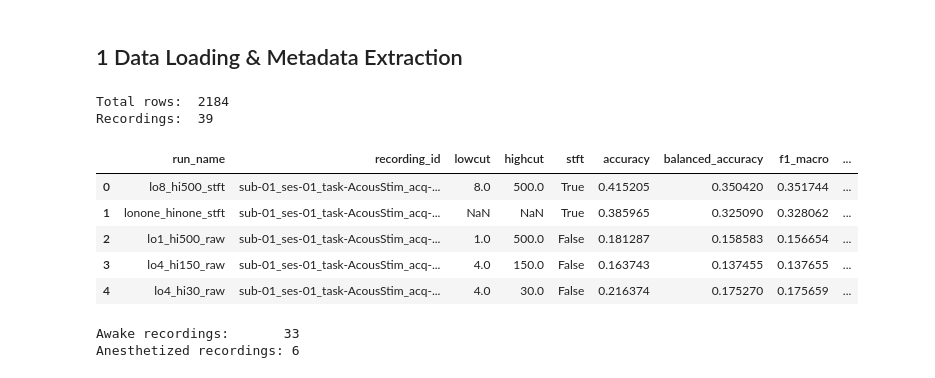
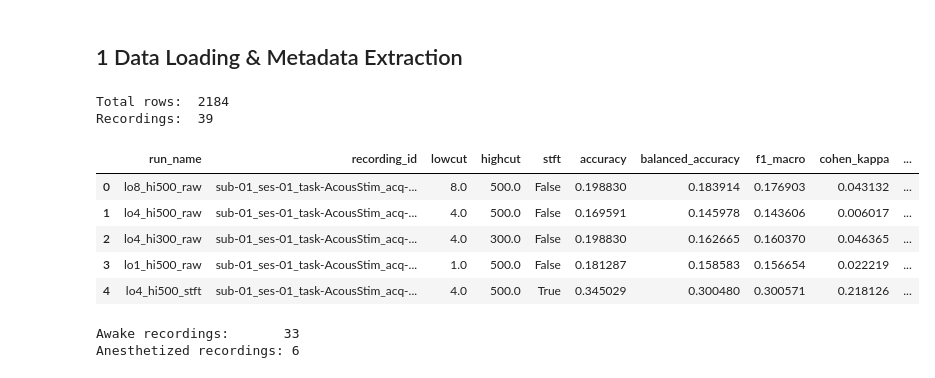
Before and after one commit to Neurosoft-Bioelectronics/auditorydecoding, a Jupyter notebook: notebooks/sweep_results_analysis.ipynb, the cells around one changed output. Cells and saved outputs as stored; diff of their text form; code cells hidden in the pictures.

```diff
--- a/notebooks/sweep_results_analysis.ipynb
+++ b/notebooks/sweep_results_analysis.ipynb
@@ -22,37 +22,25 @@ from scipy.stats import wilcoxon
 from pathlib import Path
 # %% [markdown]
 ## 1  Data Loading & Metadata Extraction
-# %%
-CSV_PATH = Path("/home/mila/s/sobralm/auditorydecoding/results/frequency_decoding_sweep_raw_9198748.csv")
-df = pd.read_csv(CSV_PATH)
-
-METRIC = "balanced_accuracy"
-ALL_METRICS = ["balanced_accuracy", "f1_macro", "accuracy", "cohen_kappa", "bass"]
-
-# Backward compat: derive BASS from balanced_accuracy + n_classes if missing.
-# cohen_kappa requires per-sample predictions so it can only come from the pipeline.
-if "cohen_kappa" not in df.columns or "bass" not in df.columns:
-    print("New metrics missing from CSV — attempting to derive from existing columns…")
-    if "n_classes" not in df.columns:
-        print("  ⚠ n_classes not in CSV — cannot compute BASS/kappa. Re-run the sweep with the updated pipeline.")
-    else:
-        chance = 1.0 / df["n_classes"]
-        df["bass"] = (df["balanced_accuracy"] - chance) / (1.0 - chance)
-        if "cohen_kappa" not in df.columns:
-            df["cohen_kappa"] = np.nan
-
-print(f"Total rows:  {len(df)}")
-print(f"Recordings:  {df['recording_id'].nunique()}")
-df.head()
-# %% [output]
-Total rows:  2184
-Recordings:  39
-|  | run_name | recording_id | lowcut | highcut | stft | accuracy | balanced_accuracy | f1_macro | ... |
-| 0 | lo8_hi500_stft | sub-01_ses-01_task-AcousStim_acq-... | 8.0 | 500.0 | True | 0.415205 | 0.350420 | 0.351744 | ... |
-| 1 | lonone_hinone_stft | sub-01_ses-01_task-AcousStim_acq-... | NaN | NaN | True | 0.385965 | 0.325090 | 0.328062 | ... |
-| 2 | lo1_hi500_raw | sub-01_ses-01_task-AcousStim_acq-... | 1.0 | 500.0 | False | 0.181287 | 0.158583 | 0.156654 | ... |
-| 3 | lo4_hi150_raw | sub-01_ses-01_task-AcousStim_acq-... | 4.0 | 150.0 | False | 0.163743 | 0.137455 | 0.137655 | ... |
-| 4 | lo4_hi30_raw | sub-01_ses-01_task-AcousStim_acq-... | 4.0 | 30.0 | False | 0.216374 | 0.175270 | 0.175659 | ... |
+# %%
+CSV_PATH = Path("/home/mila/s/sobralm/auditorydecoding/results/frequency_decoding_sweep_raw_9205965.csv")
+df = pd.read_csv(CSV_PATH)
+
+METRIC = "balanced_accuracy"
+ALL_METRICS = ["balanced_accuracy", "f1_macro", "accuracy", "cohen_kappa", "perm_zscore", "perm_pvalue"]
+
+print(f"Total rows:  {len(df)}")
+print(f"Recordings:  {df['recording_id'].nunique()}")
+df.head()
+# %% [output]
+Total rows:  2184
+Recordings:  39
+|  | run_name | recording_id | lowcut | highcut | stft | accuracy | balanced_accuracy | f1_macro | cohen_kappa | ... |
+| 0 | lo8_hi500_raw | sub-01_ses-01_task-AcousStim_acq-... | 8.0 | 500.0 | False | 0.198830 | 0.183914 | 0.176903 | 0.043132 | ... |
+| 1 | lo4_hi500_raw | sub-01_ses-01_task-AcousStim_acq-... | 4.0 | 500.0 | False | 0.169591 | 0.145978 | 0.143606 | 0.006017 | ... |
+| 2 | lo4_hi300_raw | sub-01_ses-01_task-AcousStim_acq-... | 4.0 | 300.0 | False | 0.198830 | 0.162665 | 0.160370 | 0.046365 | ... |
+| 3 | lo1_hi500_raw | sub-01_ses-01_task-AcousStim_acq-... | 1.0 | 500.0 | False | 0.181287 | 0.158583 | 0.156654 | 0.022219 | ... |
+| 4 | lo4_hi500_stft | sub-01_ses-01_task-AcousStim_acq-... | 4.0 | 500.0 | True | 0.345029 | 0.300480 | 0.300571 | 0.218126 | ... |
 # %%
 def parse_recording_id(rid: str) -> dict:
     """Extract subject, session, hemisphere, and anesthesia status."""
```
Also changed, not shown: parts of 11 cells of this notebook, 2 other files.
